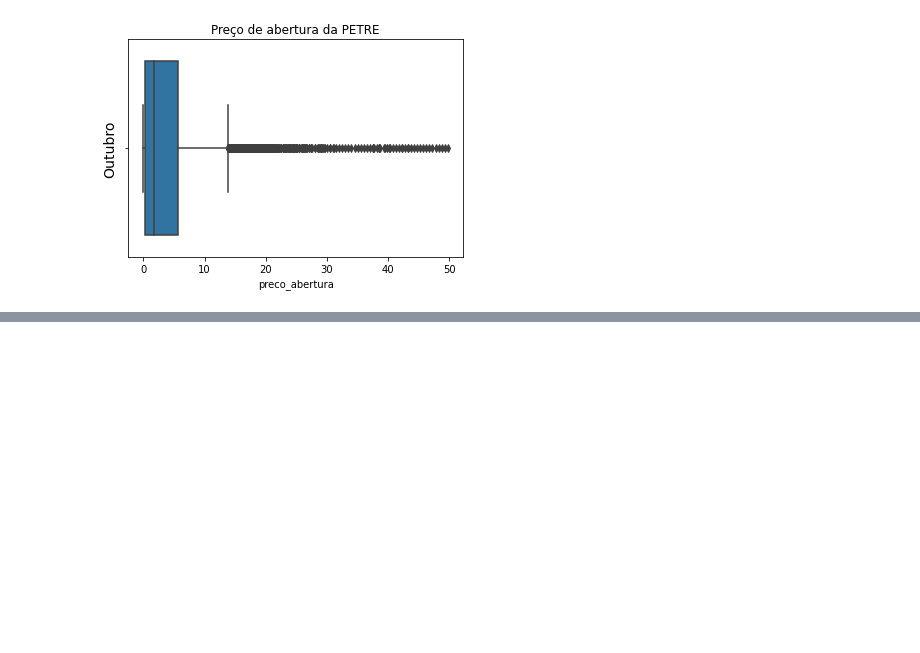
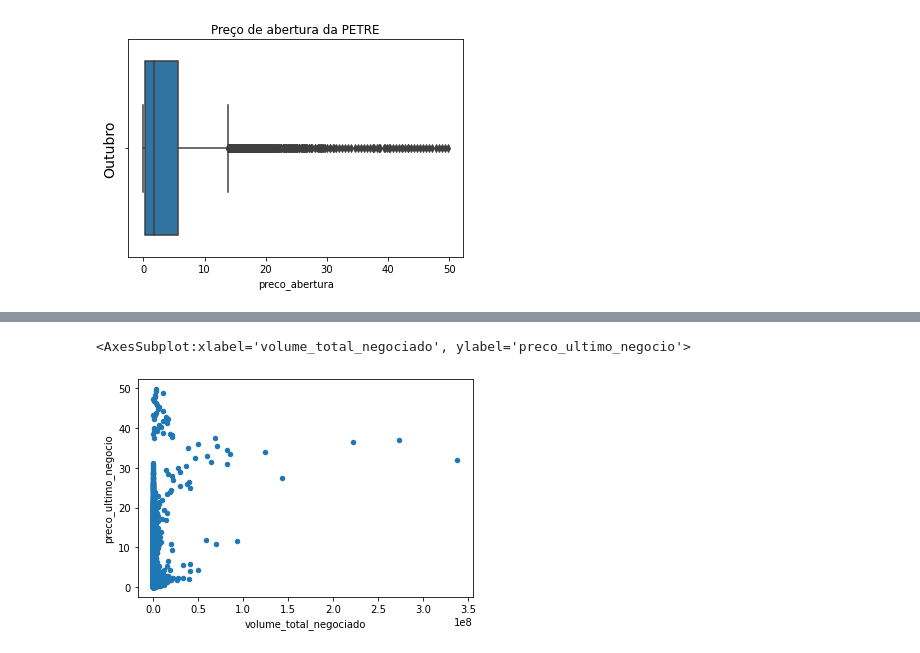
Before and after one commit to data-science-ci/actions-price-analysis, a Jupyter notebook: bovespa.ipynb, the cells around one changed output, grey strips where cells are left out. Drawn from its saved outputs; the diff is of its cells as text; code cells hidden in the pictures; blank space fills up the shorter version.

```diff
--- a/bovespa.ipynb
+++ b/bovespa.ipynb
@@ -291,0 +292,5 @@ empresa_1.plot.scatter(x="numero_negocios",y="preco_ultimo_negocio")
+# %%
+empresa_1.plot.scatter(x="volume_total_negociado",y="preco_ultimo_negocio")
+# %% [output]
+<AxesSubplot:xlabel='volume_total_negociado', ylabel='preco_ultimo_negocio'>
+[figure, added]
```
Also changed, not shown: parts of 19 cells of this notebook.
